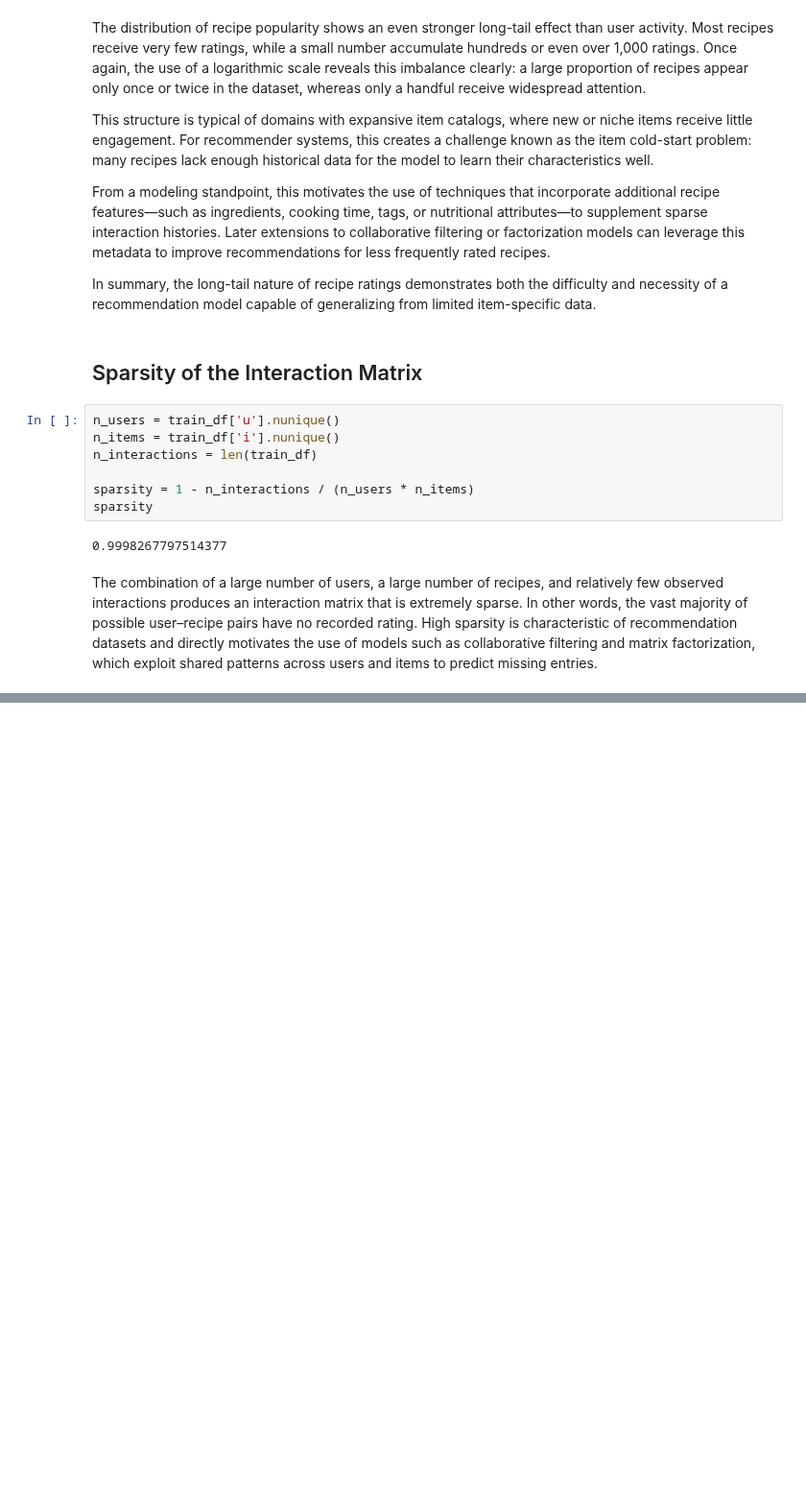
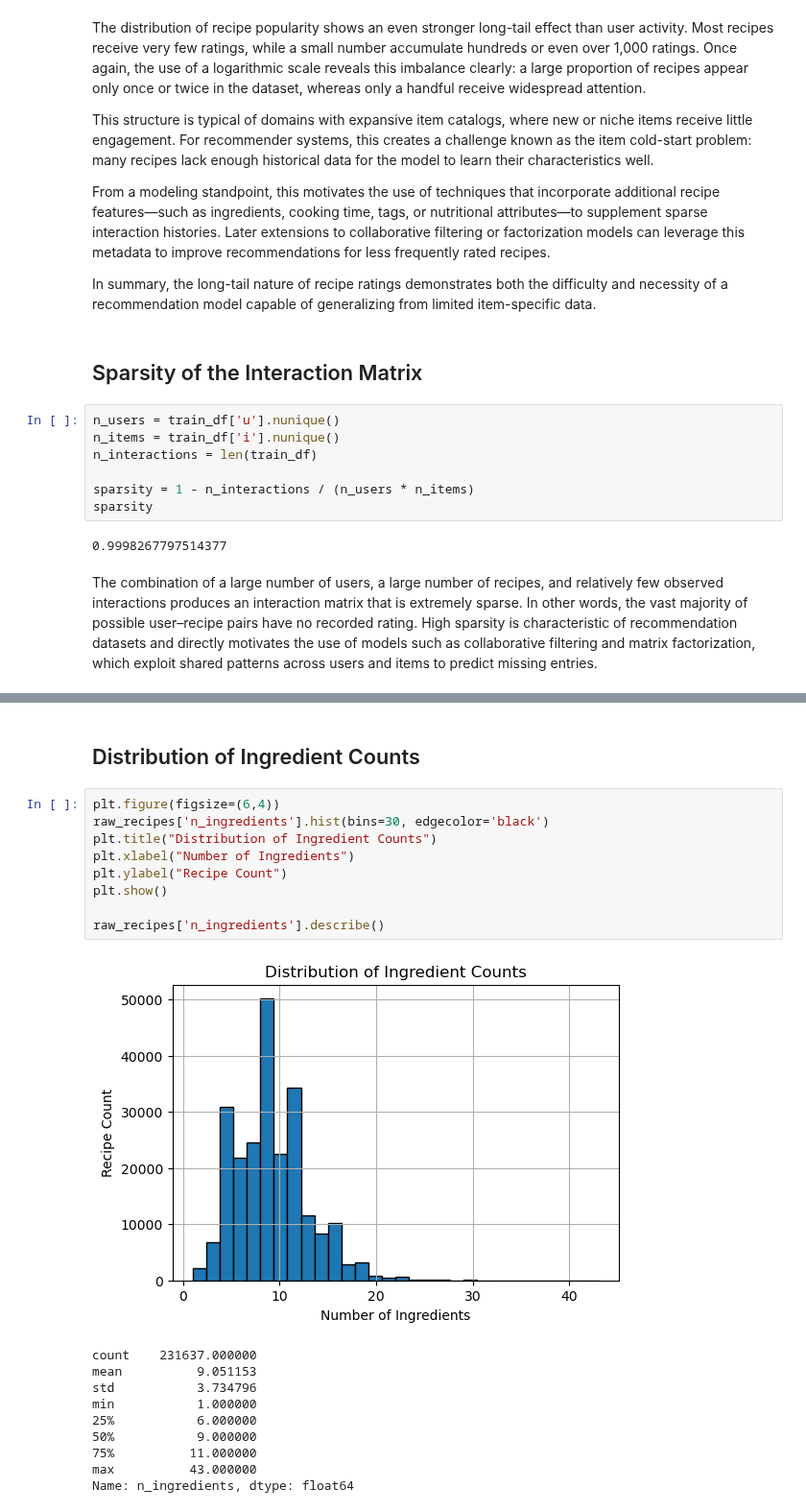
Before and after one commit to kecohen575/RecipeRecommender, a Jupyter notebook: recipe_recsys.ipynb, the cells around one changed output, grey strips where cells are left out. Shown at 96% size. Drawn from its saved outputs; the diff is of its cells as text; blank space fills up the shorter version.

Commit message:
Do exploratory analysis of recipe meta data

```diff
--- a/recipe_recsys.ipynb
+++ b/recipe_recsys.ipynb
@@ -162,0 +208,22 @@ The combination of a large number of users, a large number of recipes, and relat
+# %% [markdown]
+## Distribution of Ingredient Counts
+# %%
+plt.figure(figsize=(6,4))
+raw_recipes['n_ingredients'].hist(bins=30, edgecolor='black')
+plt.title("Distribution of Ingredient Counts")
+plt.xlabel("Number of Ingredients")
+plt.ylabel("Recipe Count")
+plt.show()
+
+raw_recipes['n_ingredients'].describe()
+# %% [output]
+[figure, added]
+count    231637.000000
+mean          9.051153
+std           3.734796
+min           1.000000
+25%           6.000000
+50%           9.000000
+75%          11.000000
+max          43.000000
+Name: n_ingredients, dtype: float64
```
Also changed, not shown: parts of 22 cells of this notebook.
